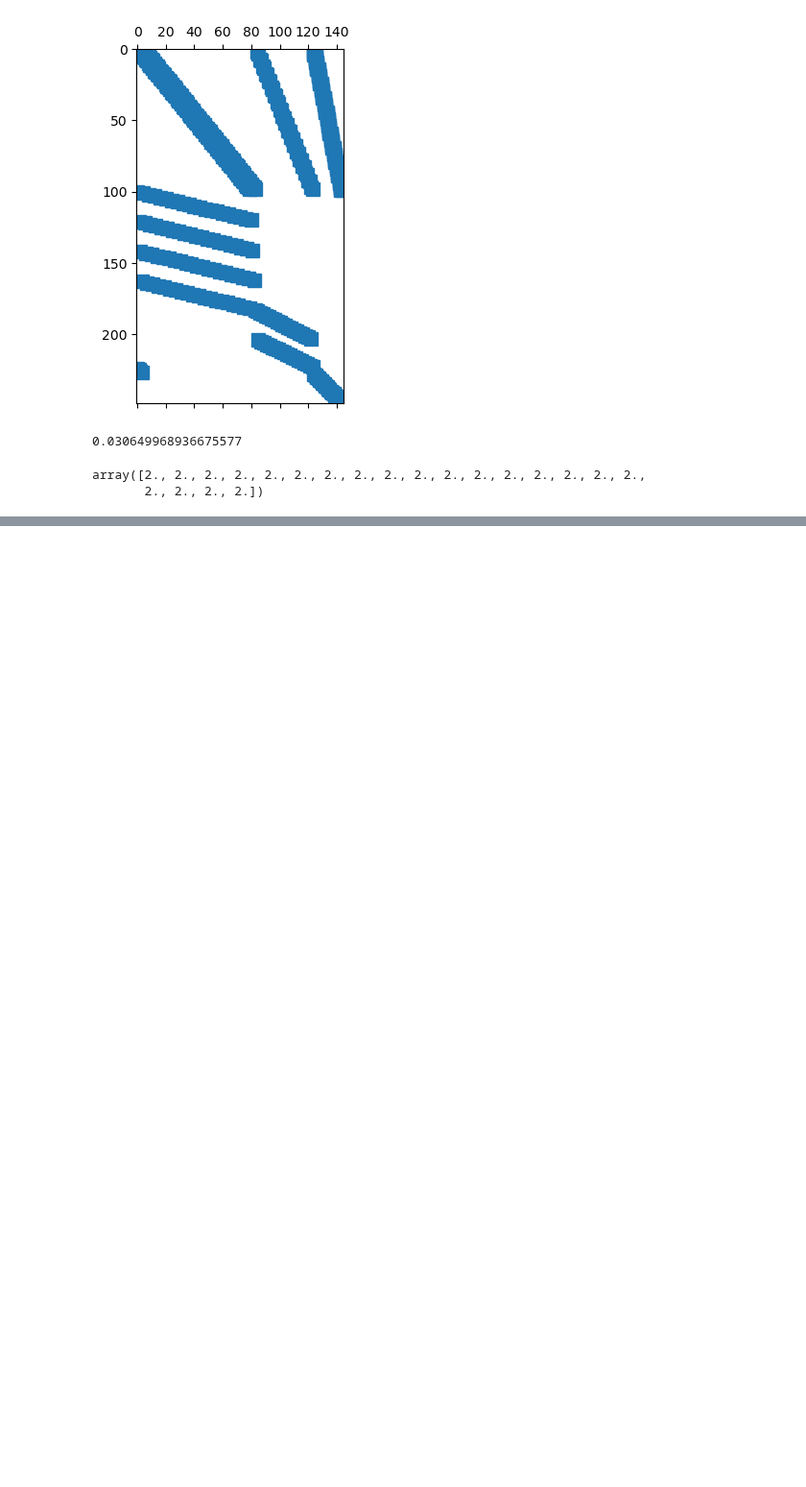
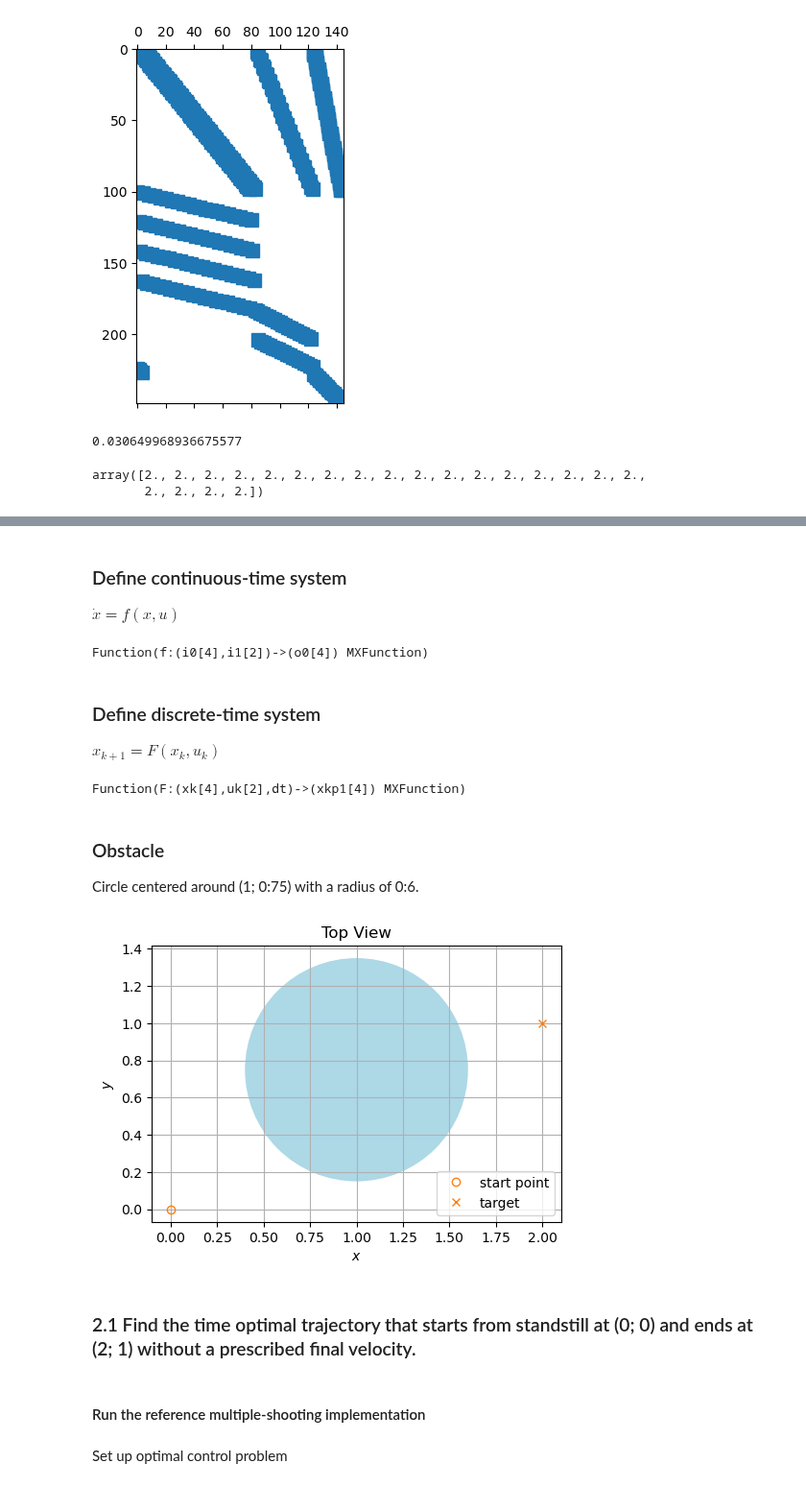
Before and after one commit to billtubbs/casadi-examples, a Jupyter notebook: 09-Time-Optimal-Control.ipynb, the cells around one changed output, grey strips where cells are left out. Shown at 96% size. Saved outputs shown, nothing was run; the diff lists cells and outputs as text; code cells hidden in the pictures; blank space fills up the shorter version.

```diff
--- a/09-Time-Optimal-Control.ipynb
+++ b/09-Time-Optimal-Control.ipynb
@@ -730,0 +778,74 @@ array([2., 2., 2., 2., 2., 2., 2., 2., 2., 2., 2., 2., 2., 2., 2., 2., 2.,
+# %% [markdown]
+### Define continuous-time system
+
+$\dot{x} = f(x,u)$
+# %%
+nx = 4
+
+# Construct function for the ODE right-hand side
+x = MX.sym('x', nx)  # states: pos_x [m], pos_y [m], vel_x [m/s], vel_y [m/s]
+u = MX.sym('u', 2)  # control force [N]
+rhs = cas.vertcat(x[2:4], u)
+
+# Continuous system dynamics as a CasADi Function
+f = Function('f', [x, u], [rhs])
+f
+# %% [output]
+Function(f:(i0[4],i1[2])->(o0[4]) MXFunction)
+# %% [markdown]
+### Define discrete-time system
+
+$x_{k+1} = F(x_k, u_k)$
+# %%
+# Construct function for the ODE right-hand side
+xk = MX.sym('xk', nx)  # states: pos_x [m], pos_y [m], vel_x [m/s], vel_y [m/s]
+uk = MX.sym('uk', 2)  # control force [N]
+
+# Step size (variable)
+dt = MX.sym('dt') # length of 1 control interval [s]
+
+# RK4 approximation
+f1 = f(xk, uk)
+f2 = f(xk + dt/2 * f1, uk)
+f3 = f(xk + dt/2 * f2, uk)
+f4 = f(xk + dt * f3, uk)
+xkp1 = xk + dt / 6 * (f1 + 2 * f2 + 2 * f3 + f4)
+
+F = Function('F', [xk, uk, dt], [xkp1], ['xk', 'uk', 'dt'], ['xkp1'])
+F
+# %% [output]
+Function(F:(xk[4],uk[2],dt)->(xkp1[4]) MXFunction)
+# %% [markdown]
+### Obstacle
+
+Circle centered around (1; 0:75) with a radius of 0:6.
+# %%
+obstacle_centre = (1.0, 0.75)
+obstacle_radius = 0.6
+start_pt = (0.0, 0.0)
+target_pt = (2.0, 1.0)
+
+fig, ax = plt.subplots(figsize=(5.5, 5.5))
+circle = plt.Circle(
+    obstacle_centre,
+    obstacle_radius,
+    facecolor='lightblue',
+)
+ax.add_patch(circle)
+plt.plot(start_pt[0], start_pt[1], 'o', fillstyle='none', markeredgecolor='tab:orange', label='start point')
+plt.plot(target_pt[0], target_pt[1], 'x', fillstyle='none', markeredgecolor='tab:orange', label='target')
+ax.grid()
+ax.set_aspect('equal')
+ax.set_title('Top View')
+ax.set_xlabel('$x$')
+ax.set_ylabel('$y$')
+plt.legend()
+plt.show()
+# %% [output]
+[figure, added]
+# %% [markdown]
+### 2.1 Find the time optimal trajectory that starts from standstill at (0; 0) and ends at (2; 1) without a prescribed final velocity.
+# %% [markdown]
+#### Run the reference multiple-shooting implementation
+# %% [markdown]
+Set up optimal control problem
```
Also changed, not shown: parts of 43 cells of this notebook.
